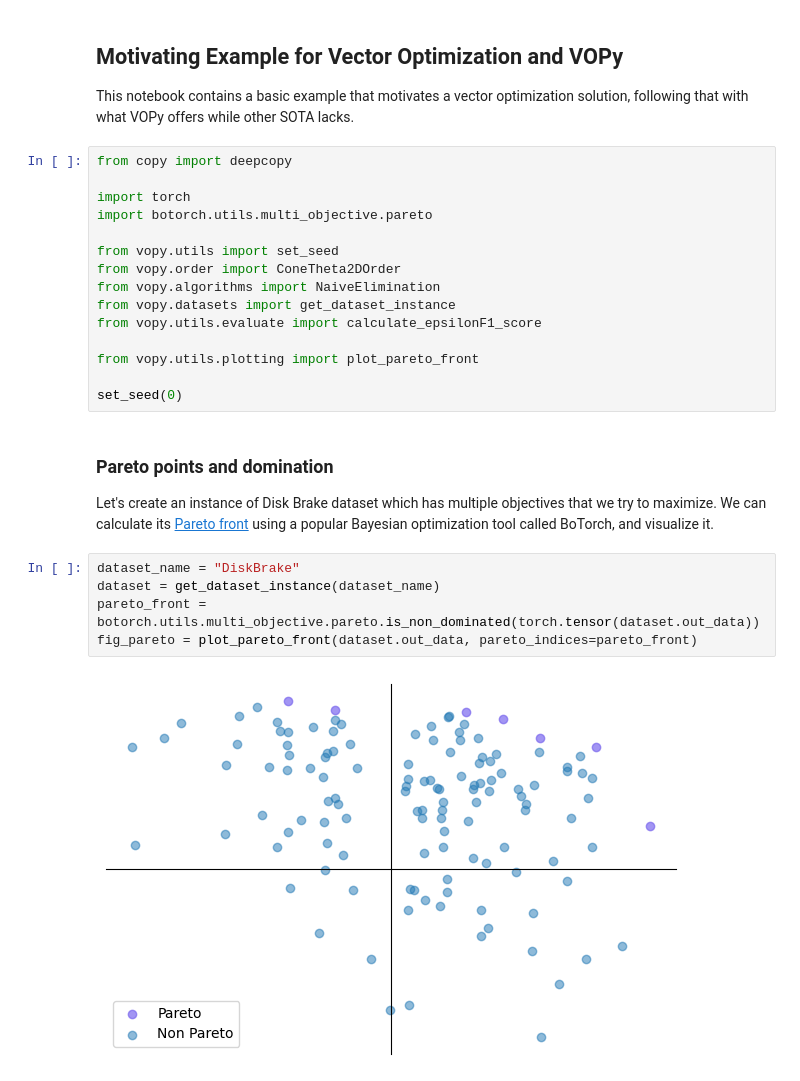
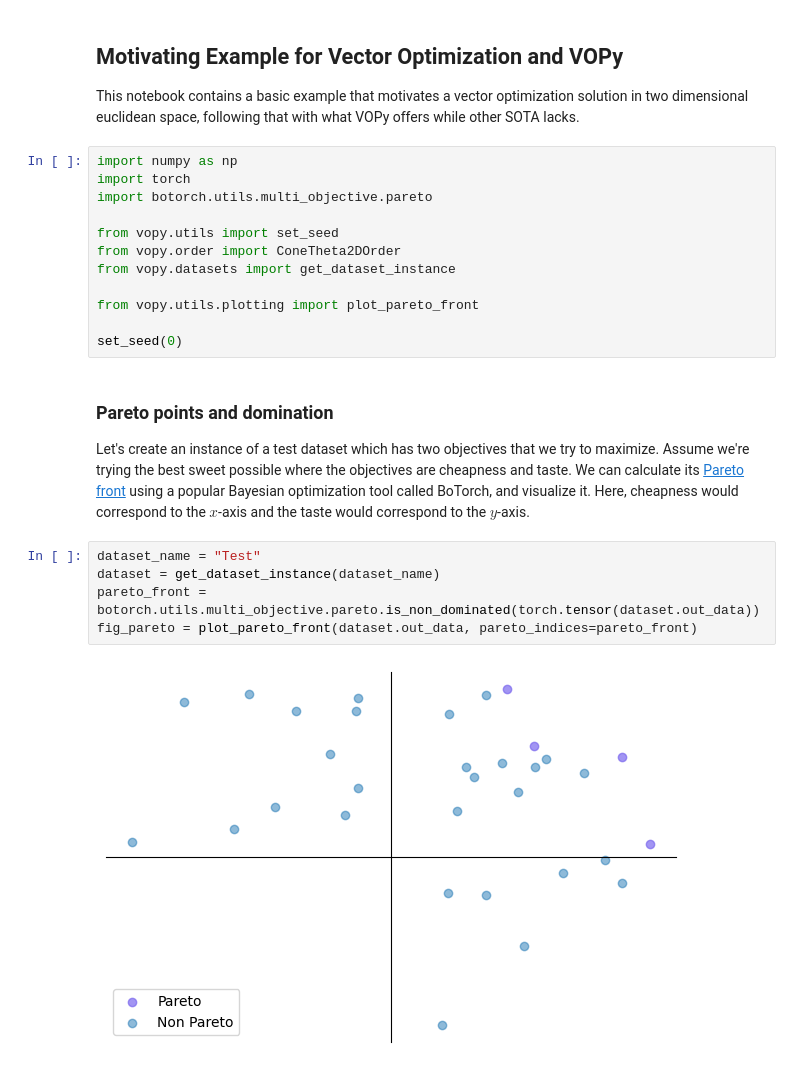
Before and after one commit to Bilkent-CYBORG/VOPy, a Jupyter notebook: examples/motivating_example.ipynb, the cells around one changed output. Saved outputs shown, nothing was run; the diff lists cells and outputs as text.

Commit message:
vector opt and vopy tutorial done

```diff
--- a/examples/motivating_example.ipynb
+++ b/examples/motivating_example.ipynb
@@ -1,29 +1,26 @@
 # %% [markdown]
 ## Motivating Example for Vector Optimization and VOPy
-This notebook contains a basic example that motivates a vector optimization solution, following that with what VOPy offers while other SOTA lacks.
+This notebook contains a basic example that motivates a vector optimization solution in two dimensional euclidean space, following that with what VOPy offers while other SOTA lacks.
 # %%
-from copy import deepcopy
-
+import numpy as np
 import torch
 import botorch.utils.multi_objective.pareto
 
 from vopy.utils import set_seed
 from vopy.order import ConeTheta2DOrder
-from vopy.algorithms import NaiveElimination
 from vopy.datasets import get_dataset_instance
-from vopy.utils.evaluate import calculate_epsilonF1_score
 
 from vopy.utils.plotting import plot_pareto_front
 
 set_seed(0)
 # %% [markdown]
 ### Pareto points and domination
-Let's create an instance of Disk Brake dataset which has multiple objectives that we try to maximize. We can calculate its [Pareto front](https://en.wikipedia.org/wiki/Pareto_front) using a popular Bayesian optimization tool called BoTorch, and visualize it.
+Let's create an instance of a test dataset which has two objectives that we try to maximize. Assume we're trying the best sweet possible where the objectives are cheapness and taste. We can calculate its [Pareto front](https://en.wikipedia.org/wiki/Pareto_front) using a popular Bayesian optimization tool called BoTorch, and visualize it. Here, cheapness would correspond to the $x$-axis and the taste would correspond to the $y$-axis.
 # %%
-dataset_name = "DiskBrake"
+dataset_name = "Test"
 dataset = get_dataset_instance(dataset_name)
 pareto_front = botorch.utils.multi_objective.pareto.is_non_dominated(torch.tensor(dataset.out_data))
 fig_pareto = plot_pareto_front(dataset.out_data, pareto_indices=pareto_front)
 # %% [output]
-[figure, old version]
+[figure, new version]
 # %% [markdown]
```
Also changed, not shown: parts of 8 cells of this notebook, 3 other files.
